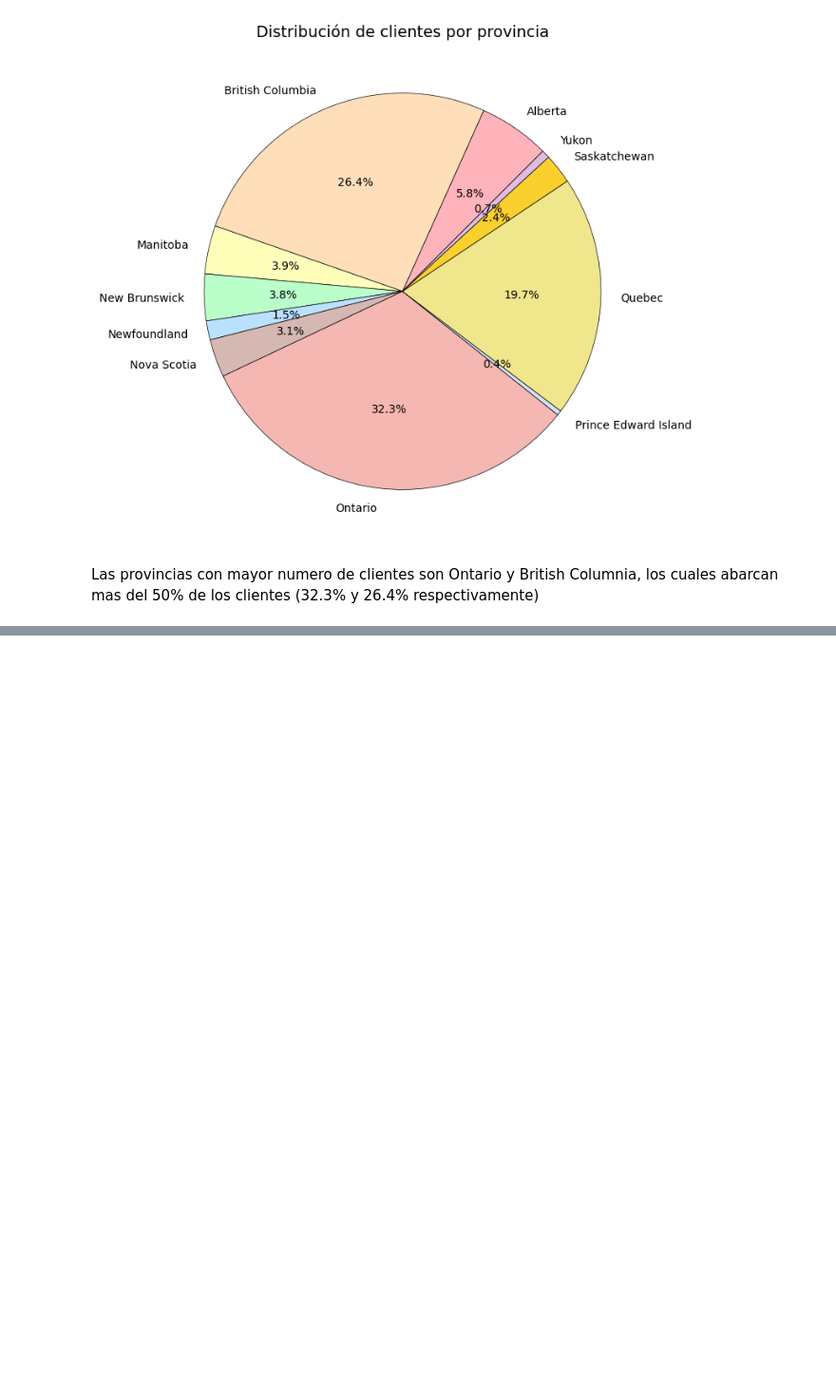
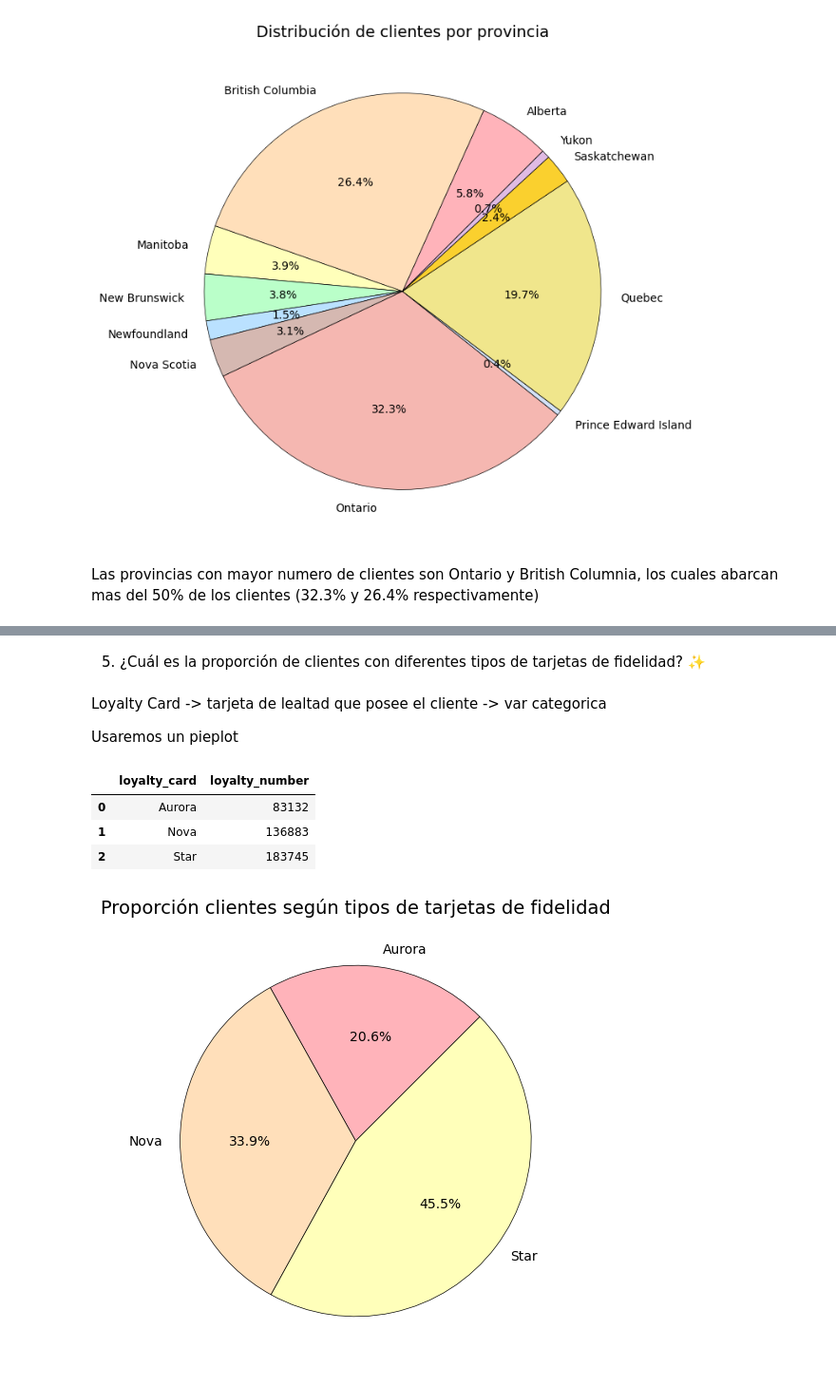
Before and after one commit to Adalab/bda-modulo-3-evaluacion-final-mpenacasares, a Jupyter notebook: Fase2_Visualizacion.ipynb, the cells around one changed output, grey strips where cells are left out. Shown at 95% size. Cells and saved outputs as stored; diff of their text form; code cells hidden in the pictures; blank space fills up the shorter version.

```diff
--- a/Fase2_Visualizacion.ipynb
+++ b/Fase2_Visualizacion.ipynb
@@ -208,0 +250,37 @@ Las provincias con mayor numero de clientes son Ontario y British Columnia, los
+# %% [markdown]
+5. ¿Cuál es la proporción de clientes con diferentes tipos de tarjetas de fidelidad? ✨
+# %% [markdown]
+Loyalty Card -> tarjeta de lealtad que posee el cliente -> var categorica
+
+Usaremos un pieplot
+# %%
+# empezamos preparando los datos para poder hacer el pieplot usando un groupby. En este caso tendremos que contar el número de clientes que tenemos con diferentes tipos de tarjeta de fidelidas
+df_cliente_tarjeta = df.groupby("loyalty_card")["loyalty_number"].count().reset_index()
+df_cliente_tarjeta
+# %% [output]
+|  | loyalty_card | loyalty_number |
+| 0 | Aurora | 83132 |
+| 1 | Nova | 136883 |
+| 2 | Star | 183745 |
+# %%
+# Generamos el graficp con el df creado anteriormente
+plt.figure(figsize=(6,6))
+
+colors = ["#FFB3BA",
+            "#FFDFBA",
+            "#FFFFBA" ]
+
+plt.pie("loyalty_number", labels= "loyalty_card",
+        data = df_cliente_tarjeta,
+        autopct=  '%1.1f%%',
+        colors = colors,
+        textprops={'fontsize': 10},
+        startangle=45,
+        wedgeprops={'edgecolor': 'black', 'linewidth': 0.5})
+
+plt.title('Proporción clientes según tipos de tarjetas de fidelidad', fontsize=14);
+
+# Guardamos la grafica
+plt.savefig("graficos_visualizacion/distrib_clientes_tarjetas.jpg", bbox_inches = "tight", pad_inches=0.2);
+# %% [output]
+[figure, added]
```
Also changed, not shown: parts of 12 cells of this notebook, 3 other files.
